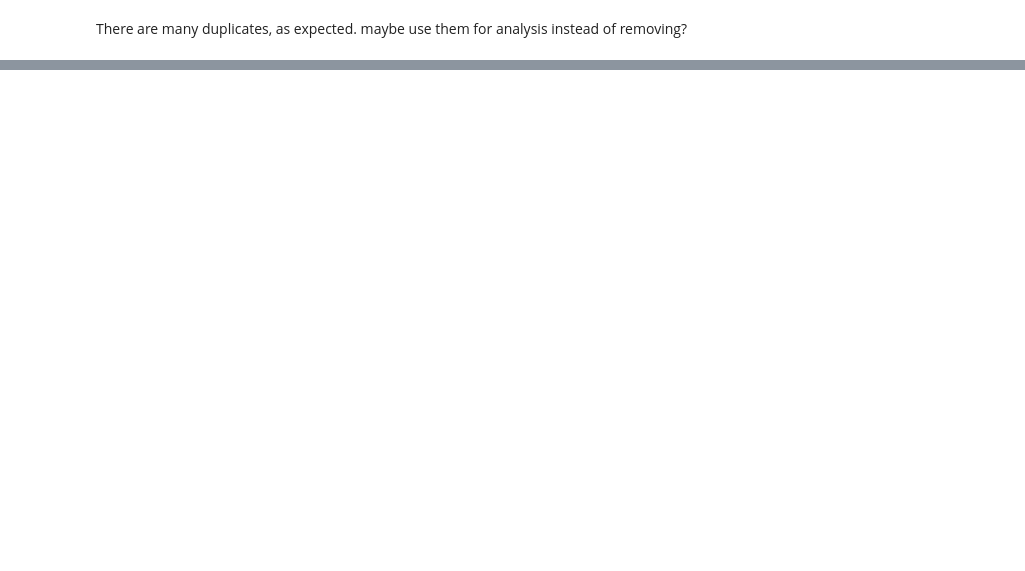
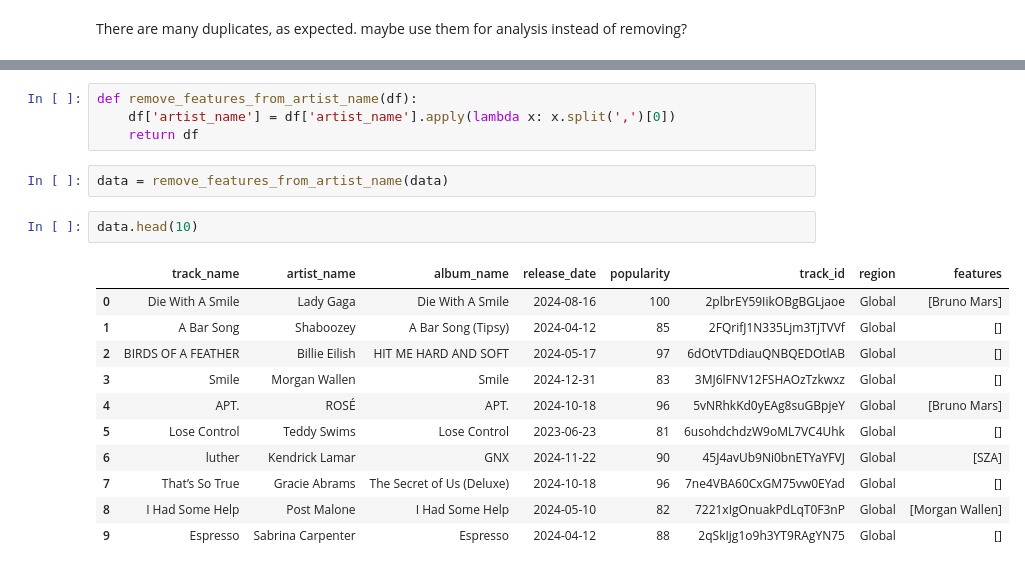
Before and after one commit to HamzaKho/capstone_project, a Jupyter notebook: notebooks/data_exploring.ipynb, the cells around one changed output, grey strips where cells are left out. Saved outputs shown, nothing was run; the diff lists cells and outputs as text; blank space fills up the shorter version.

```diff
--- a/notebooks/data_exploring.ipynb
+++ b/notebooks/data_exploring.ipynb
@@ -24,0 +73,20 @@ maybe use them for analysis instead of removing?
+# %%
+def remove_features_from_artist_name(df):
+    df['artist_name'] = df['artist_name'].apply(lambda x: x.split(',')[0])
+    return df
+# %%
+data = remove_features_from_artist_name(data)
+# %%
+data.head(10)
+# %% [output]
+|  | track_name | artist_name | album_name | release_date | popularity | track_id | region | features |
+| 0 | Die With A Smile | Lady Gaga | Die With A Smile | 2024-08-16 | 100 | 2plbrEY59IikOBgBGLjaoe | Global | [Bruno Mars] |
+| 1 | A Bar Song | Shaboozey | A Bar Song (Tipsy) | 2024-04-12 | 85 | 2FQrifJ1N335Ljm3TjTVVf | Global | [] |
+| 2 | BIRDS OF A FEATHER | Billie Eilish | HIT ME HARD AND SOFT | 2024-05-17 | 97 | 6dOtVTDdiauQNBQEDOtlAB | Global | [] |
+| 3 | Smile | Morgan Wallen | Smile | 2024-12-31 | 83 | 3MJ6lFNV12FSHAOzTzkwxz | Global | [] |
+| 4 | APT. | ROSÉ | APT. | 2024-10-18 | 96 | 5vNRhkKd0yEAg8suGBpjeY | Global | [Bruno Mars] |
+| 5 | Lose Control | Teddy Swims | Lose Control | 2023-06-23 | 81 | 6usohdchdzW9oML7VC4Uhk | Global | [] |
+| 6 | luther | Kendrick Lamar | GNX | 2024-11-22 | 90 | 45J4avUb9Ni0bnETYaYFVJ | Global | [SZA] |
+| 7 | That’s So True | Gracie Abrams | The Secret of Us (Deluxe) | 2024-10-18 | 96 | 7ne4VBA60CxGM75vw0EYad | Global | [] |
+| 8 | I Had Some Help | Post Malone | I Had Some Help | 2024-05-10 | 82 | 7221xIgOnuakPdLqT0F3nP | Global | [Morgan Wallen] |
+| 9 | Espresso | Sabrina Carpenter | Espresso | 2024-04-12 | 88 | 2qSkIjg1o9h3YT9RAgYN75 | Global | [] |
```
Also changed, not shown: parts of 12 cells of this notebook, 9 other files.
